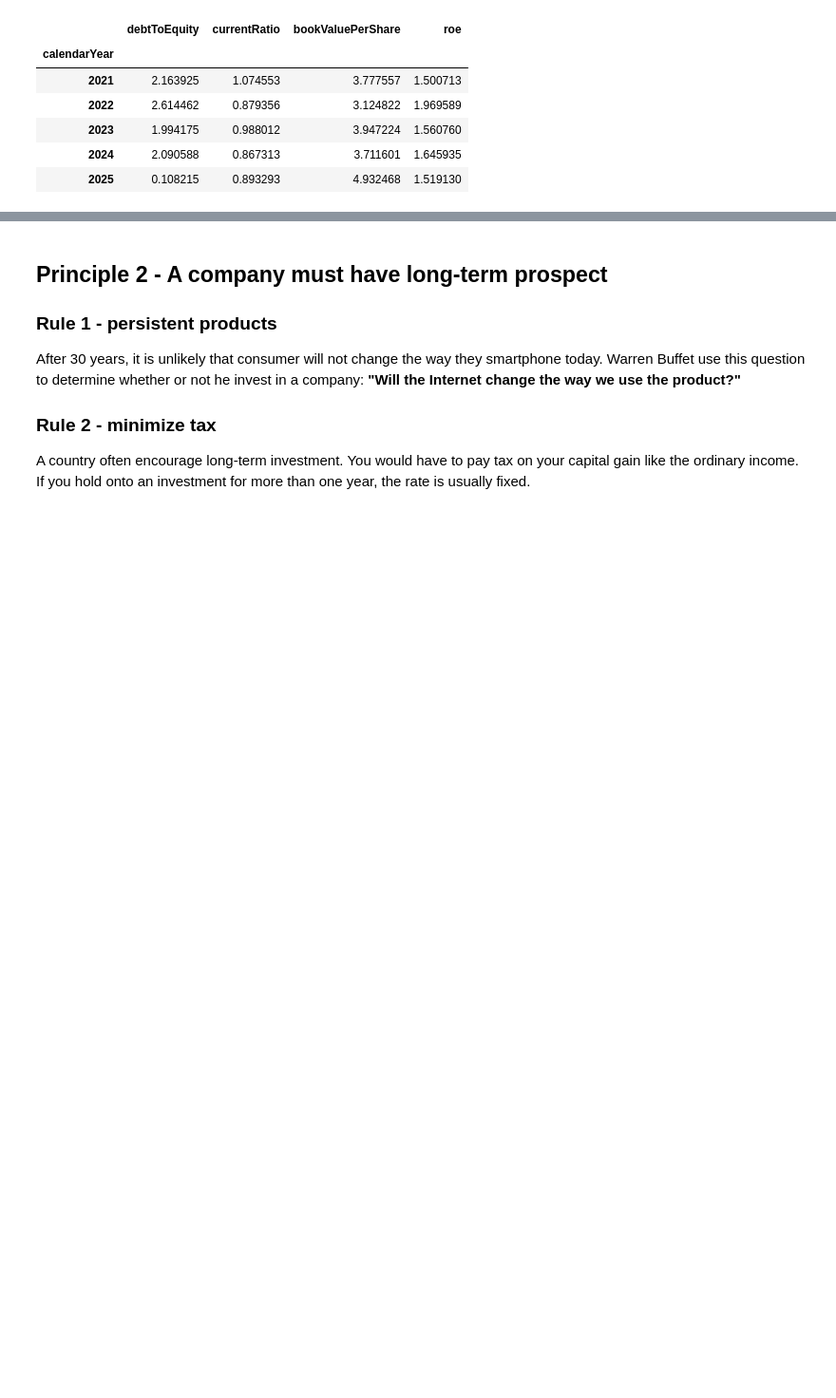
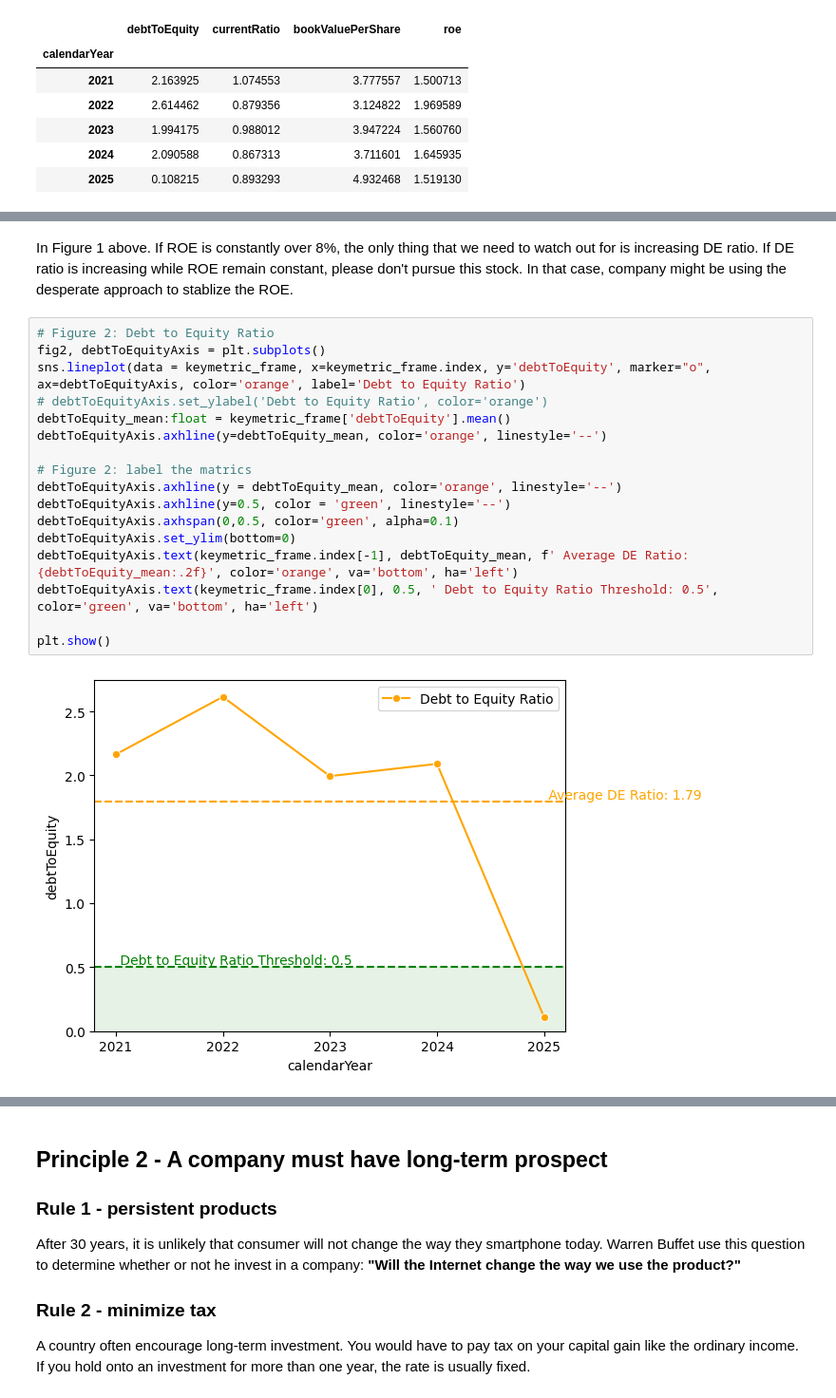
Before and after one commit to fbcharles747/company_evaluation, a Jupyter notebook: Buffet_accounting_book_playground.ipynb, the cells around one changed output, grey strips where cells are left out. Shown: that part at 95% size. Drawn from its saved outputs; the diff is of its cells as text; blank space fills up the shorter version.

```diff
--- a/Buffet_accounting_book_playground.ipynb
+++ b/Buffet_accounting_book_playground.ipynb
@@ -129,0 +128,21 @@ plt.show()
+# %% [markdown]
+In Figure 1 above. If ROE is constantly over 8%, the only thing that we need to watch out for is increasing DE ratio. If DE ratio is increasing while ROE remain constant, please don't pursue this stock. In that case, company might be using the desperate approach to stablize the ROE.
+# %%
+# Figure 2: Debt to Equity Ratio
+fig2, debtToEquityAxis = plt.subplots()
+sns.lineplot(data = keymetric_frame, x=keymetric_frame.index, y='debtToEquity', marker="o", ax=debtToEquityAxis, color='orange', label='Debt to Equity Ratio')
+# debtToEquityAxis.set_ylabel('Debt to Equity Ratio', color='orange')
+debtToEquity_mean:float = keymetric_frame['debtToEquity'].mean()
+debtToEquityAxis.axhline(y=debtToEquity_mean, color='orange', linestyle='--')
+
+# Figure 2: label the matrics
+debtToEquityAxis.axhline(y = debtToEquity_mean, color='orange', linestyle='--')
+debtToEquityAxis.axhline(y=0.5, color = 'green', linestyle='--')
+debtToEquityAxis.axhspan(0,0.5, color='green', alpha=0.1)
+debtToEquityAxis.set_ylim(bottom=0)
+debtToEquityAxis.text(keymetric_frame.index[-1], debtToEquity_mean, f' Average DE Ratio: {debtToEquity_mean:.2f}', color='orange', va='bottom', ha='left')
+debtToEquityAxis.text(keymetric_frame.index[0], 0.5, ' Debt to Equity Ratio Threshold: 0.5', color='green', va='bottom', ha='left')
+
+plt.show()
+# %% [output]
+[figure, added]
```
Also changed, not shown: parts of 7 cells of this notebook.
